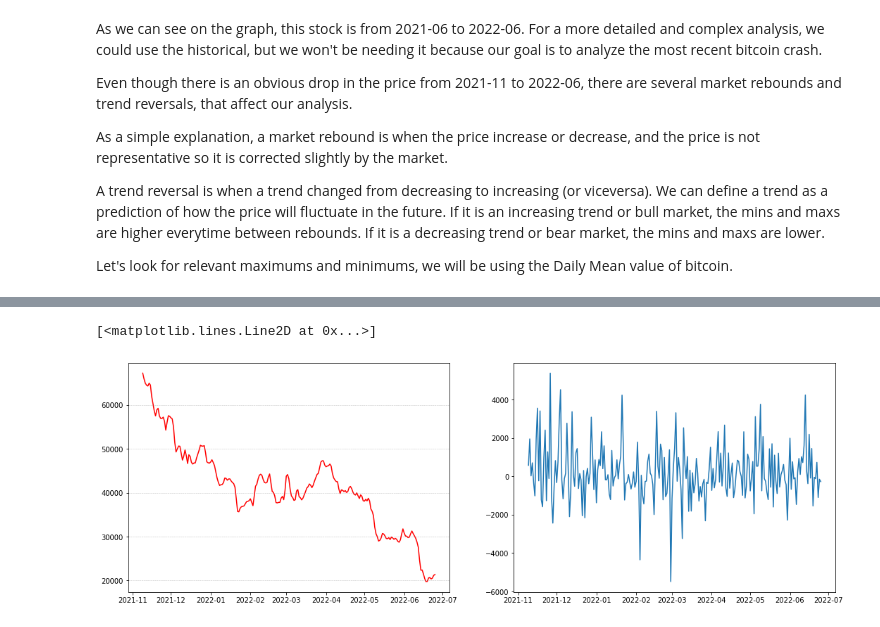
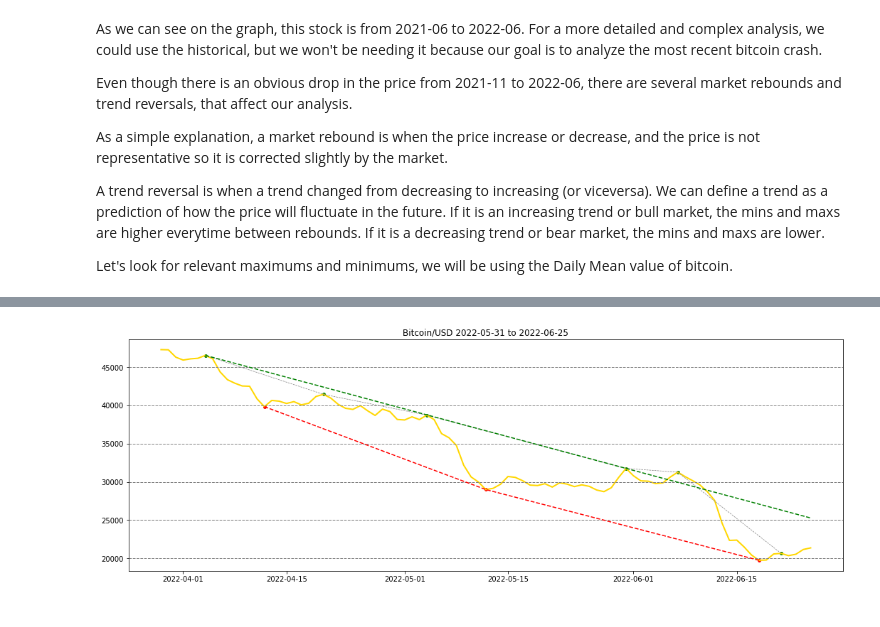
Before and after one commit to lucacastro/Portfolio, a Jupyter notebook: bitcoin-python-case-study/python-bitcoin-case-study.ipynb, the cells around one changed output, grey strips where cells are left out. Drawn from its saved outputs; the diff is of its cells as text; code cells hidden in the pictures.

```diff
--- a/bitcoin-python-case-study/python-bitcoin-case-study.ipynb
+++ b/bitcoin-python-case-study/python-bitcoin-case-study.ipynb
@@ -109,13 +119,31 @@ We now can clearly review the consecutive drops on the ceiling price and the flo
-# %%
-plt.figure(figsize=(18,6))
-plt.title('Bitcoin/USD 2021-11-09 to 2022-06-25')
-plt.subplot(1, 2, 1)
-#btc[(btc.loc[btc['Mean'] == btc['Mean'].max(), 'Date']):(btc['Date'].last_valid_index)]
-zoom = btc[btc[btc['Mean'] == btc['Mean'].max()].index[0]:]
-plt.plot(zoom['Date'], zoom['Mean'], color="red", linewidth=1.5)
-[plt.axhline(y=i, color='gray', linewidth = .5, linestyle  = 'dashed', alpha=.5)  for i in [20000, 30000, 40000, 50000, 60000]]
-plt.subplot(1, 2, 2)
-plt.plot(zoom['Date'], zoom['Open'] - zoom['Close']) #let's try to interpolate with scipy.interpolate
-# %% [output]
-[<matplotlib.lines.Line2D at 0x...>]
-[figure, removed]
+# %%
+plt.figure(figsize=(18,6))
+plt.title('Bitcoin/USD 2022-05-31 to 2022-06-25')
+zoom = btc[btc[btc['Date'] == extremes.loc[extremes.index[-4], 'Date']].index[0]:]
+plt.plot(zoom['Date'], zoom['Mean'], color="gold",linestyle="-", linewidth=2)
+[plt.axhline(y=i, color='gray', linewidth = 1, linestyle  = 'dashed')  for i in [20000, 25000, 30000, 35000, 40000, 45000]]
+ceil=pd.DataFrame()
+floor=pd.DataFrame()
+for x in range(0, btc['Mean'].shape[0] - extremes.index[-4]):
+    if((zoom.loc[zoom.index[x], 'Mean'] - zoom.loc[zoom.index[x-1:x], 'Mean'].mean() > 0) & (zoom.loc[zoom.index[x], 'Mean'] == zoom.loc[zoom.index[x-3:x+3], 'Mean'].max()) & ((zoom.loc[zoom.index[x], 'Mean'] - zoom.loc[zoom.index[x:x+2], 'Mean'].mean() > 100))):
+        ceil = ceil.append(zoom.loc[zoom.index[x]])
+    if((zoom.loc[zoom.index[x], 'Mean'] - zoom.loc[zoom.index[x-2:x], 'Mean'].mean() < -1000) & (zoom.loc[zoom.index[x], 'Mean'] == zoom.loc[zoom.index[x-5:x+5], 'Mean'].min())):
+        floor = floor.append(zoom.loc[zoom.index[x]])
+#itpl = interp1d(zoom.index, zoom['Mean'])
+plt.plot(ceil['Date'], ceil['Mean'], color = "gray", linestyle='dashed', linewidth=0.7)
+plt.scatter(ceil['Date'], ceil['Mean'], color = "green", s=15)
+plt.plot(floor['Date'], floor['Mean'], color = "red", linestyle='dashed', linewidth=1.5)
+plt.scatter(floor['Date'], floor['Mean'], color = "red", s=15)
+#xnew = np.linspace(zoom.index[0], zoom.index[-1],100)
+#plt.plot(xnew, itpl(xnew), '-', linewidth=10, color="red", alpha=.3)
+ydist_c = zoom.loc[ceil.index[0], 'Mean'] - zoom.loc[ceil.index[3], 'Mean']
+xdist_c= ceil.index[3] - ceil.index[0]
+xdist2_c = zoom.index[-1] - ceil.index[0]
+ydist2_c = zoom.loc[ceil.index[0], 'Mean'] - ((xdist2_c/xdist_c) * ydist_c)
+yaxis_c = [zoom.loc[ceil.index[0], 'Mean'], ydist2_c]
+xaxis_c = [zoom.loc[ceil.index[0], 'Date'], zoom.loc[zoom.index[-1], 'Date']]
+#plt.plot(xaxis, yaxis, color="black", linestyle="dashed", linewidth="1")
+plt.plot(xaxis_c, yaxis_c, color = "green", linestyle='dashed', linewidth=1.5)
+plt.show()
+# %% [output]
+[figure, added]
```
Also changed, not shown: parts of 13 cells of this notebook.
